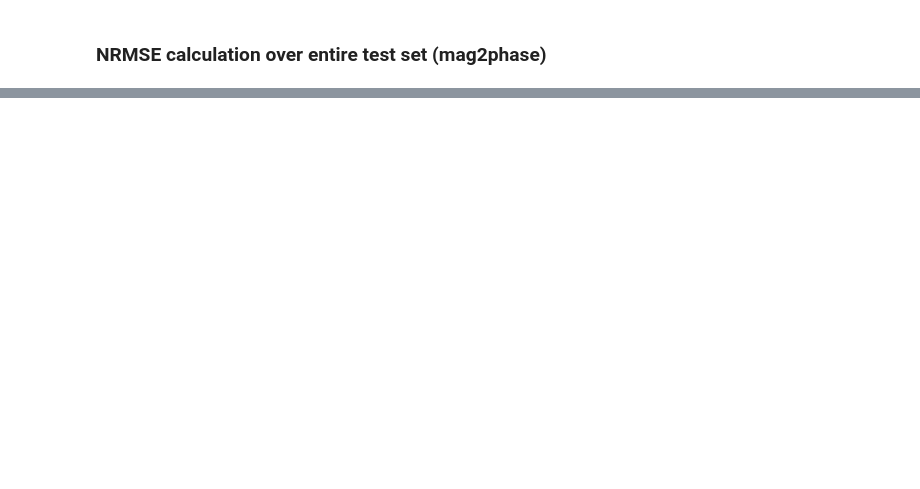
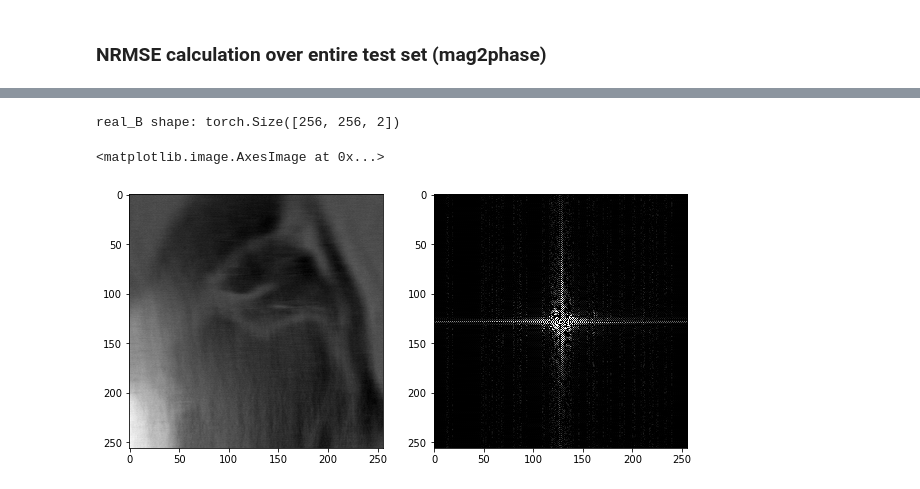
Before and after one commit to impulse462/k-spaceGAN, a Jupyter notebook: mse_psnr_calc.ipynb, the cells around one changed output, grey strips where cells are left out. Cells and saved outputs as stored; diff of their text form; code cells hidden in the pictures; blank space fills up the shorter version.

```diff
--- a/mse_psnr_calc.ipynb
+++ b/mse_psnr_calc.ipynb
@@ -110,0 +134,23 @@ tensor(61.6113)
+# %%
+real_B = test1_dict['real_B'].detach().cpu()
+real_B = real_B.permute(0,2,3,1)
+real_B = real_B.squeeze(0)
+print('real_B shape:', real_B.shape)
+kspace = real_B
+real_B_kspace = fft2c(real_B)
+real_B_complex = torch.view_as_complex(real_B_kspace)
+#print(fft_form.shape)
+
+f = plt.figure(figsize=(10,6))
+ax1 = f.add_subplot(121)
+ax2 = f.add_subplot(122)
+#plt.imshow(fft_form[:,:,1], cmap='gray', vmin=0, vmax=0.5)
+ax1.imshow(real_B[:,:,1], cmap='gray')#, vmin=0, vmax=0.5)
+# plt.colorbar()
+# plt.show()
+
+ax2.imshow(real_B_kspace[:,:,1], cmap='gray', vmin=0, vmax=0.5)
+# %% [output]
+real_B shape: torch.Size([256, 256, 2])
+<matplotlib.image.AxesImage at 0x...>
+[figure, added]
```
Also changed, not shown: parts of 11 cells of this notebook.
